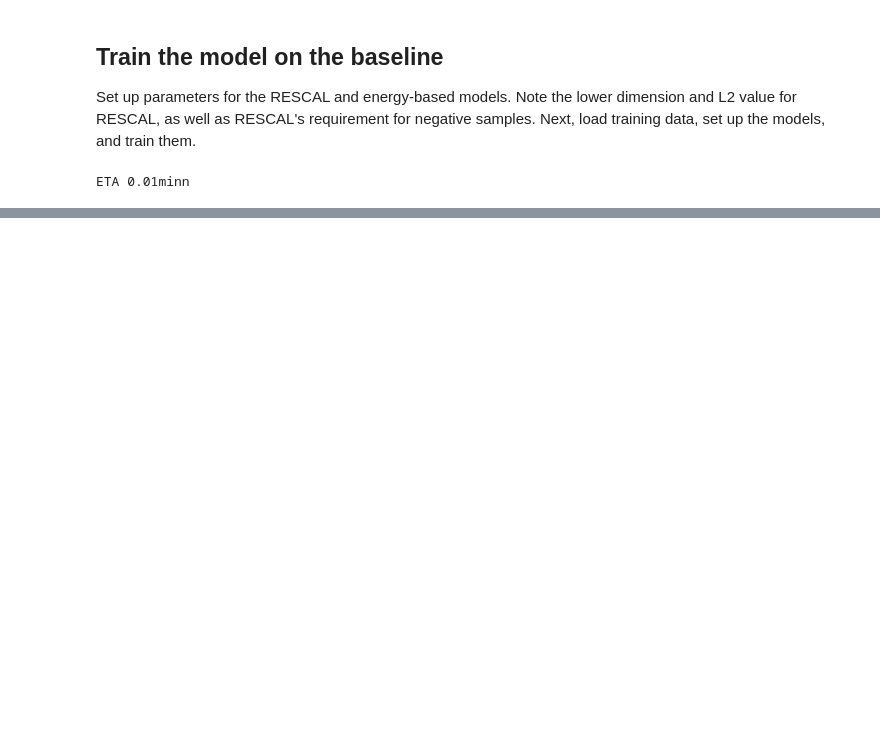
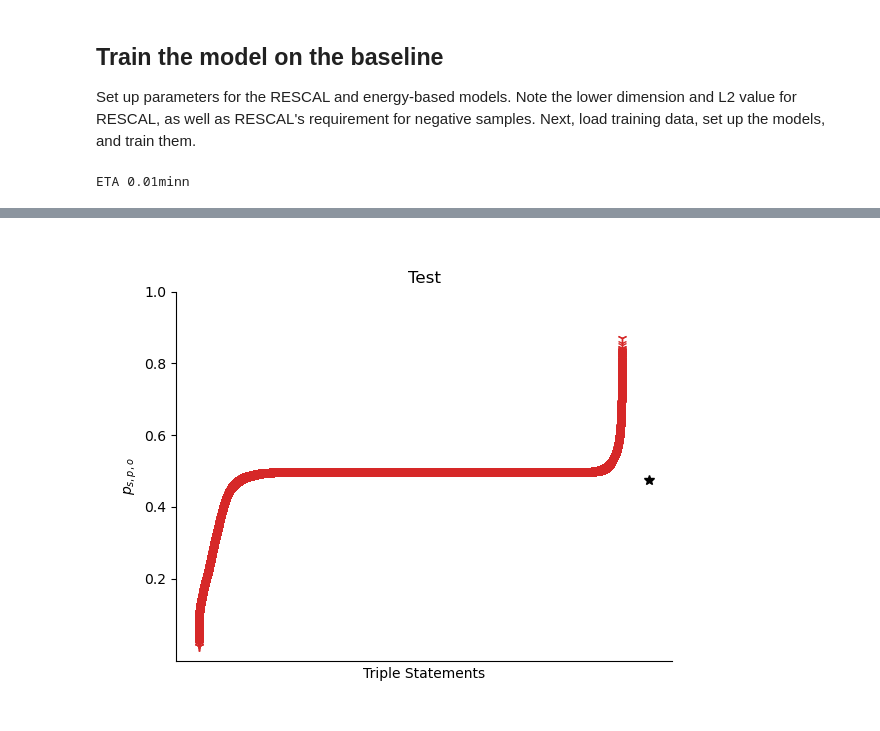
Before and after one commit to LucasAPayne/anomaly_detection, a Jupyter notebook: AIT.ipynb, the cells around one changed output, grey strips where cells are left out. Drawn from its saved outputs; the diff is of its cells as text; code cells hidden in the pictures; blank space fills up the shorter version.

```diff
--- a/AIT.ipynb
+++ b/AIT.ipynb
@@ -135,0 +142,5 @@ draw_plot(energy_diag_model)
+# %%
+energy_diag_model = torch.load("models/energy_diag_model.pt")
+draw_plot(energy_diag_model)
+# %% [output]
+[figure, added]
```
Also changed, not shown: parts of 7 cells of this notebook, 2 other files.
